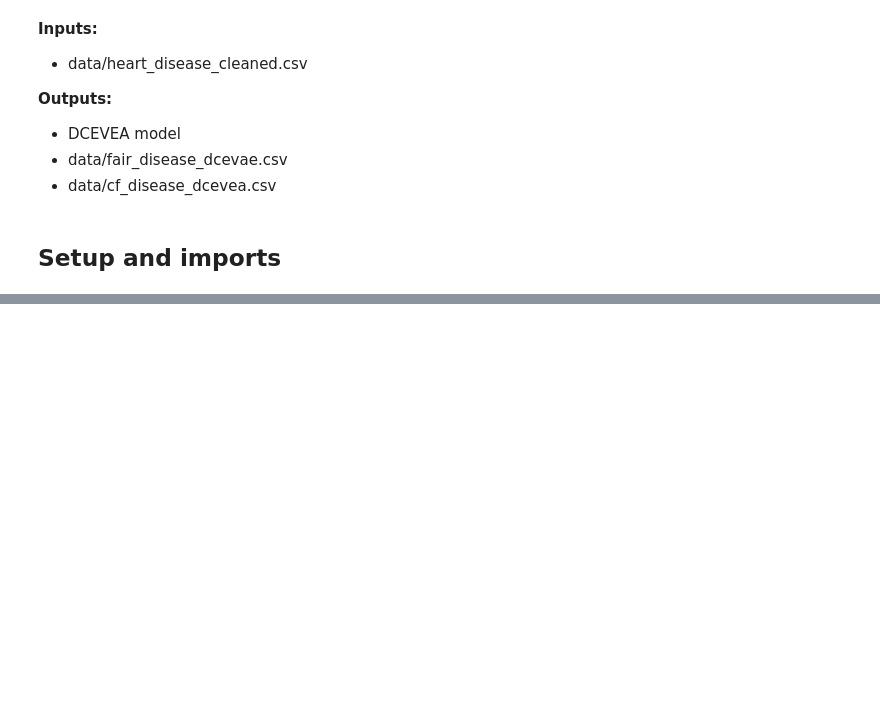
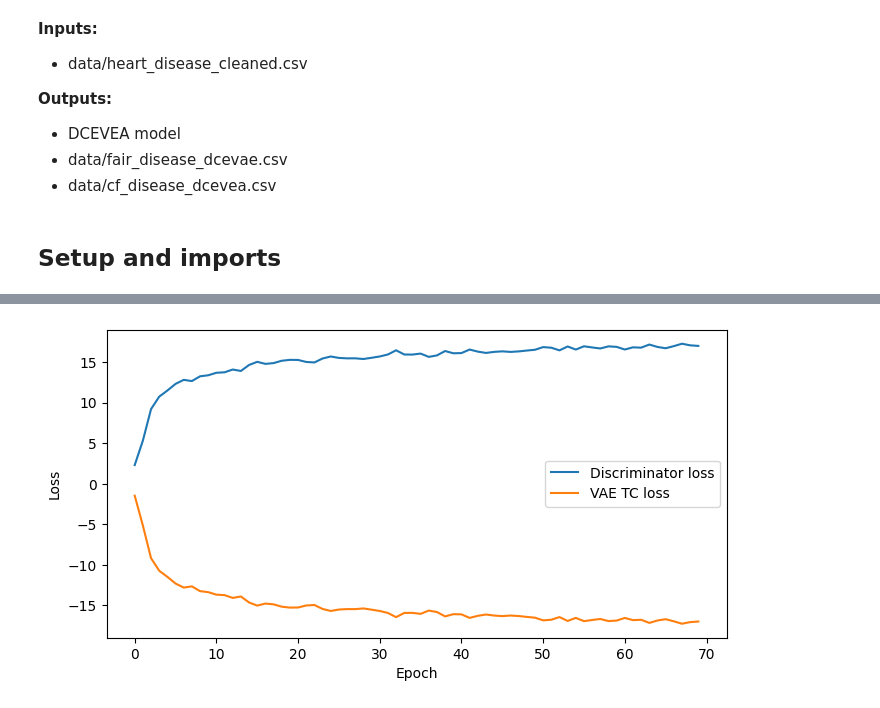
Before and after one commit to LuSyo/Health-ML-Bias-Experiments, a Jupyter notebook: notebooks/03_CAD_DCEVAE.ipynb, the cells around one changed output, grey strips where cells are left out. Cells and saved outputs as stored; diff of their text form; code cells hidden in the pictures; blank space fills up the shorter version.

```diff
--- a/notebooks/03_CAD_DCEVAE.ipynb
+++ b/notebooks/03_CAD_DCEVAE.ipynb
@@ -124,9 +133,5 @@ plt.show()
 # %%
-fig, ax = plt.subplots(figsize=(8, 4))
-sns.lineplot(x=training_metrics.index, y=training_metrics["avg_disc_loss"], ax=ax, label='Discriminator loss', errorbar=None)
-sns.lineplot(x=training_metrics.index, y=training_metrics["avg_tc_loss"], ax=ax, label='VAE TC loss', errorbar=None)
-plt.legend()
-plt.xlabel('Epoch')
-plt.ylabel('Loss')
-plt.show()
+disc_tc_loss_curve(training_metrics, args)
+# %% [output]
+[figure, added]
 # %%
```
Also changed, not shown: parts of 9 cells of this notebook, 6 other files.
